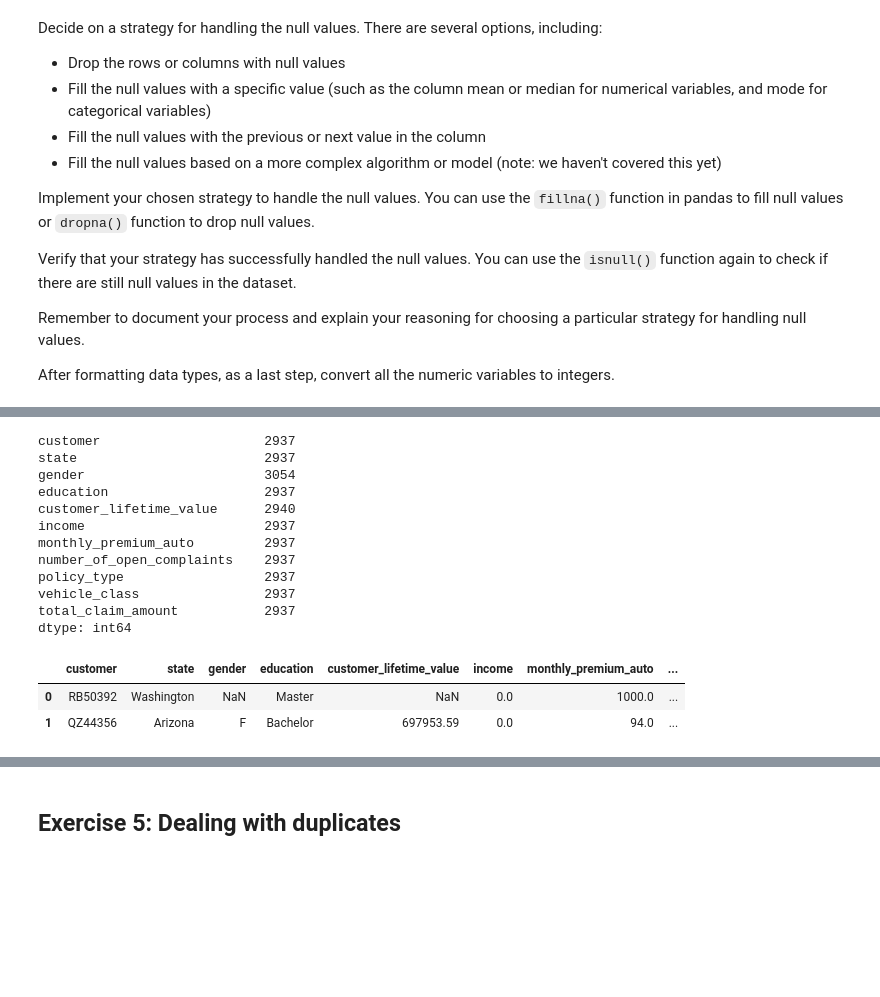
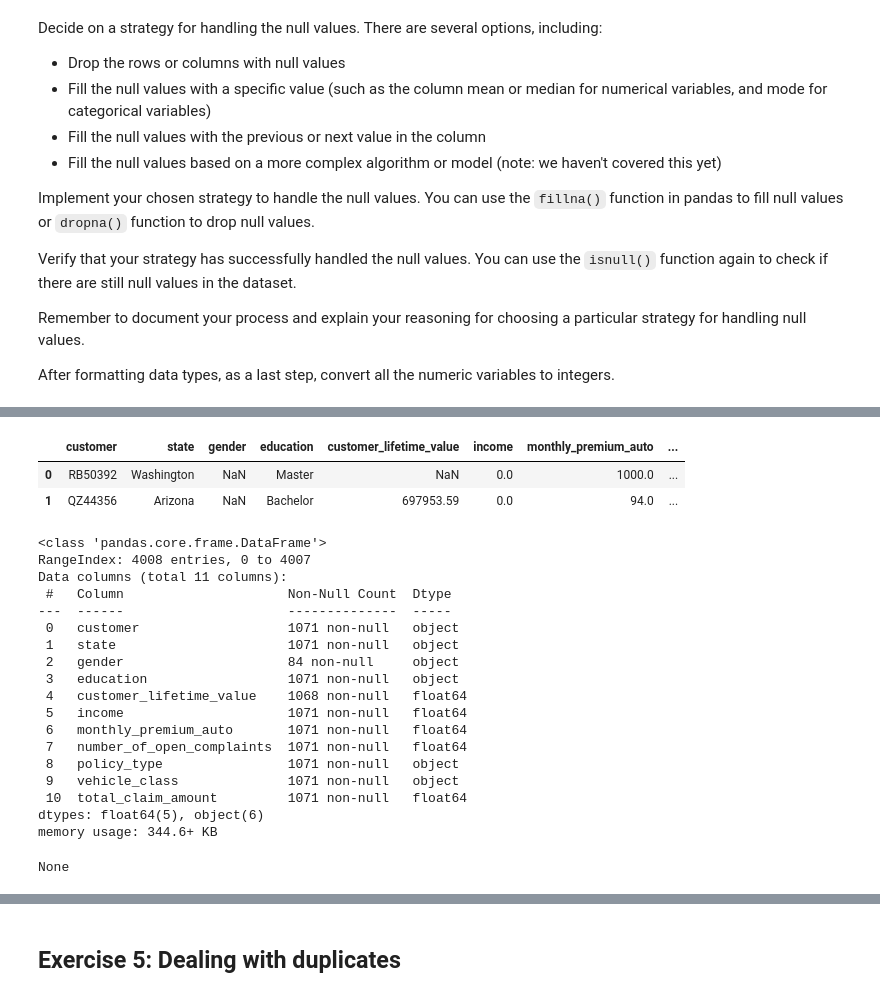
Before and after one commit to cadiyubu/lab-dw-data-cleaning-and-formatting, a Jupyter notebook: lab-dw-data-cleaning-and-formatting.ipynb, the cells around one changed output, grey strips where cells are left out. Saved outputs shown, nothing was run; the diff lists cells and outputs as text; code cells hidden in the pictures; blank space fills up the shorter version.

```diff
--- a/lab-dw-data-cleaning-and-formatting.ipynb
+++ b/lab-dw-data-cleaning-and-formatting.ipynb
@@ -118,6 +120,7 @@ memory usage: 344.6+ KB
 # %%
 # Customer lifetime value should be numeric
 df.customer_lifetime_value=df.customer_lifetime_value.astype(float)
+
+df.customer_lifetime_value=pd.to_numeric(df.customer_lifetime_value)
 df.customer_lifetime_value.dtype
-pd.to_numeric(df.customer_lifetime_value)
 # %% [output]
@@ -183,24 +175,31 @@ dtype: int64
 # %%
 #Decide on a strategy for handling the null values.
 #number of nulls per column
-display(df.isnull().sum())
-df.head(2)
+display(df.head(2))
+display(df.info())
 # %% [output]
+|  | customer | state | gender | education | customer_lifetime_value | income | monthly_premium_auto | ... |
+| 0 | RB50392 | Washington | NaN | Master | NaN | 0.0 | 1000.0 | ... |
+| 1 | QZ44356 | Arizona | NaN | Bachelor | 697953.59 | 0.0 | 94.0 | ... |
-customer                     2937
-state                        2937
-gender                       3054
-education                    2937
-customer_lifetime_value      2940
-income                       2937
-monthly_premium_auto         2937
-number_of_open_complaints    2937
-policy_type                  2937
-vehicle_class                2937
-total_claim_amount           2937
-dtype: int64
+<class 'pandas.core.frame.DataFrame'>
+RangeIndex: 4008 entries, 0 to 4007
+Data columns (total 11 columns):
+ #   Column                     Non-Null Count  Dtype
+---  ------                     --------------  -----
+ 0   customer                   1071 non-null   object
+ 1   state                      1071 non-null   object
+ 2   gender                     84 non-null     object
+ 3   education                  1071 non-null   object
+ 4   customer_lifetime_value    1068 non-null   float64
+ 5   income                     1071 non-null   float64
+ 6   monthly_premium_auto       1071 non-null   float64
+ 7   number_of_open_complaints  1071 non-null   float64
+ 8   policy_type                1071 non-null   object
+ 9   vehicle_class              1071 non-null   object
+ 10  total_claim_amount         1071 non-null   float64
+dtypes: float64(5), object(6)
+memory usage: 344.6+ KB
-|  | customer | state | gender | education | customer_lifetime_value | income | monthly_premium_auto | ... |
-| 0 | RB50392 | Washington | NaN | Master | NaN | 0.0 | 1000.0 | ... |
-| 1 | QZ44356 | Arizona | F | Bachelor | 697953.59 | 0.0 | 94.0 | ... |
+None
 # %%
 #Drop the rows for which all columns have null values
 df=df.dropna(how='all')
```
Also changed, not shown: parts of 10 cells of this notebook.
